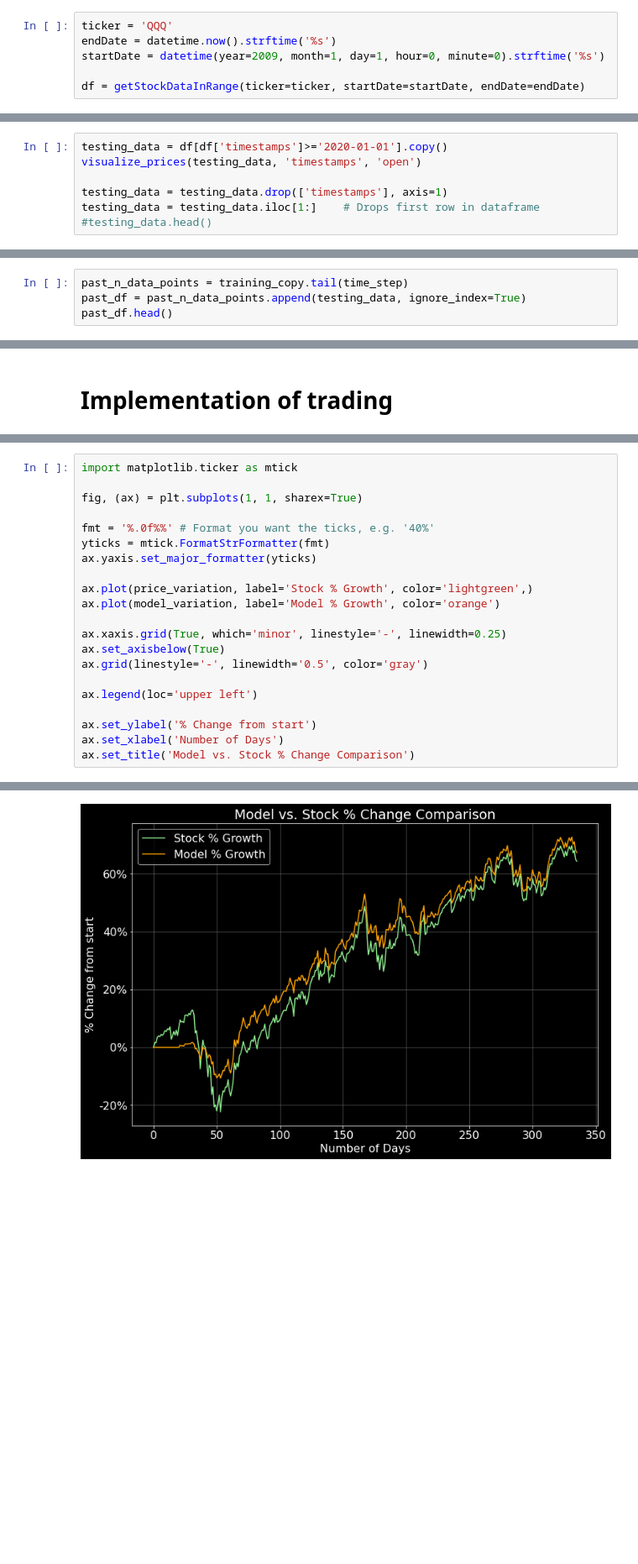
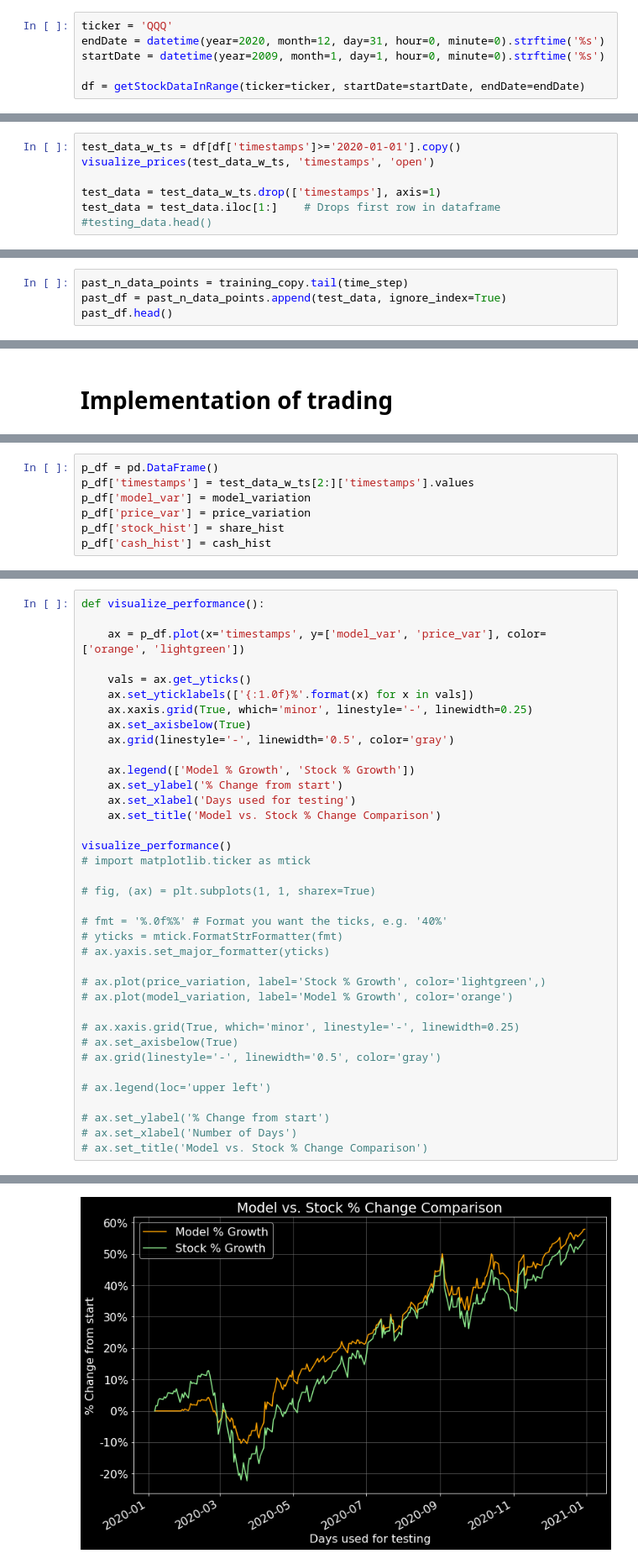
Before and after one commit to Olivia-Feldman/DLStockPrectionCNNModel-, a Jupyter notebook: sources/stock_predictor_CNN+LSTM.ipynb, the cells around one changed output, grey strips where cells are left out. Shown at 84% size. Saved outputs shown, nothing was run; the diff lists cells and outputs as text; blank space fills up the shorter version.

```diff
--- a/sources/stock_predictor_CNN+LSTM.ipynb
+++ b/sources/stock_predictor_CNN+LSTM.ipynb
@@ -69,7 +69,7 @@ def toDatetime(t):
 # Creating Dataframe with stock data
 # %%
 ticker = 'QQQ'
-endDate = datetime.now().strftime('%s')
+endDate = datetime(year=2020, month=12, day=31, hour=0, minute=0).strftime('%s')
 startDate = datetime(year=2009, month=1, day=1, hour=0, minute=0).strftime('%s')
 
 df = getStockDataInRange(ticker=ticker, startDate=startDate, endDate=endDate)
@@ -126,10 +126,10 @@ training_copy = training_data   # Need this to append last n row to testing data
 # %% [markdown]
 # Creating Testing Data
 # %%
-testing_data = df[df['timestamps']>='2020-01-01'].copy()
-visualize_prices(testing_data, 'timestamps', 'open')
+test_data_w_ts = df[df['timestamps']>='2020-01-01'].copy()
+visualize_prices(test_data_w_ts, 'timestamps', 'open')
 
-testing_data = testing_data.drop(['timestamps'], axis=1)
-testing_data = testing_data.iloc[1:]    # Drops first row in dataframe
+test_data = test_data_w_ts.drop(['timestamps'], axis=1)
+test_data = test_data.iloc[1:]    # Drops first row in dataframe
 #testing_data.head()
 # %% [output]
@@ -263,7 +263,7 @@ Epoch 100/100
 # Creating test data
 # %%
 past_n_data_points = training_copy.tail(time_step)
-past_df = past_n_data_points.append(testing_data, ignore_index=True)
+past_df = past_n_data_points.append(test_data, ignore_index=True)
 past_df.head()
 # %% [output]
 |  | open | high | low | close | volume | diff | change |
@@ -418,0 +421,7 @@ Number of trades: 48.000
+# %%
+p_df = pd.DataFrame()
+p_df['timestamps'] = test_data_w_ts[2:]['timestamps'].values
+p_df['model_var'] = model_variation
+p_df['price_var'] = price_variation
+p_df['stock_hist'] = share_hist
+p_df['cash_hist'] = cash_hist
@@ -419,22 +430,38 @@ Number of trades: 48.000
 # %%
-import matplotlib.ticker as mtick
+def visualize_performance():
 
-fig, (ax) = plt.subplots(1, 1, sharex=True)
+    ax = p_df.plot(x='timestamps', y=['model_var', 'price_var'], color=['orange', 'lightgreen'])
 
-fmt = '%.0f%%' # Format you want the ticks, e.g. '40%'
-yticks = mtick.FormatStrFormatter(fmt)
-ax.yaxis.set_major_formatter(yticks)
+    vals = ax.get_yticks()
+    ax.set_yticklabels(['{:1.0f}%'.format(x) for x in vals])
+    ax.xaxis.grid(True, which='minor', linestyle='-', linewidth=0.25)
+    ax.set_axisbelow(True)
+    ax.grid(linestyle='-', linewidth='0.5', color='gray')
 
-ax.plot(price_variation, label='Stock % Growth', color='lightgreen',)
-ax.plot(model_variation, label='Model % Growth', color='orange')
+    ax.legend(['Model % Growth', 'Stock % Growth'])
+    ax.set_ylabel('% Change from start')
+    ax.set_xlabel('Days used for testing')
+    ax.set_title('Model vs. Stock % Change Comparison')
 
-ax.xaxis.grid(True, which='minor', linestyle='-', linewidth=0.25)
-ax.set_axisbelow(True)
-ax.grid(linestyle='-', linewidth='0.5', color='gray')
+visualize_performance()
+# import matplotlib.ticker as mtick
 
-ax.legend(loc='upper left')
+# fig, (ax) = plt.subplots(1, 1, sharex=True)
 
-ax.set_ylabel('% Change from start')
-ax.set_xlabel('Number of Days')
-ax.set_title('Model vs. Stock % Change Comparison')
+# fmt = '%.0f%%' # Format you want the ticks, e.g. '40%'
+# yticks = mtick.FormatStrFormatter(fmt)
+# ax.yaxis.set_major_formatter(yticks)
+
+# ax.plot(price_variation, label='Stock % Growth', color='lightgreen',)
+# ax.plot(model_variation, label='Model % Growth', color='orange')
+
+# ax.xaxis.grid(True, which='minor', linestyle='-', linewidth=0.25)
+# ax.set_axisbelow(True)
+# ax.grid(linestyle='-', linewidth='0.5', color='gray')
+
+# ax.legend(loc='upper left')
+
+# ax.set_ylabel('% Change from start')
+# ax.set_xlabel('Number of Days')
+# ax.set_title('Model vs. Stock % Change Comparison')
 # %% [output]
@@ -442,4 +468,4 @@ Text(0.5, 1.0, 'Model vs. Stock % Change Comparison')
-[figure, old version]
+[figure, new version]
 # %% [markdown]
 # Method for visualizing when the model decided to BUY/SELL and how the value of the model compares against the actual stock price
 # %%
```
Also changed, not shown: parts of 18 cells of this notebook.
